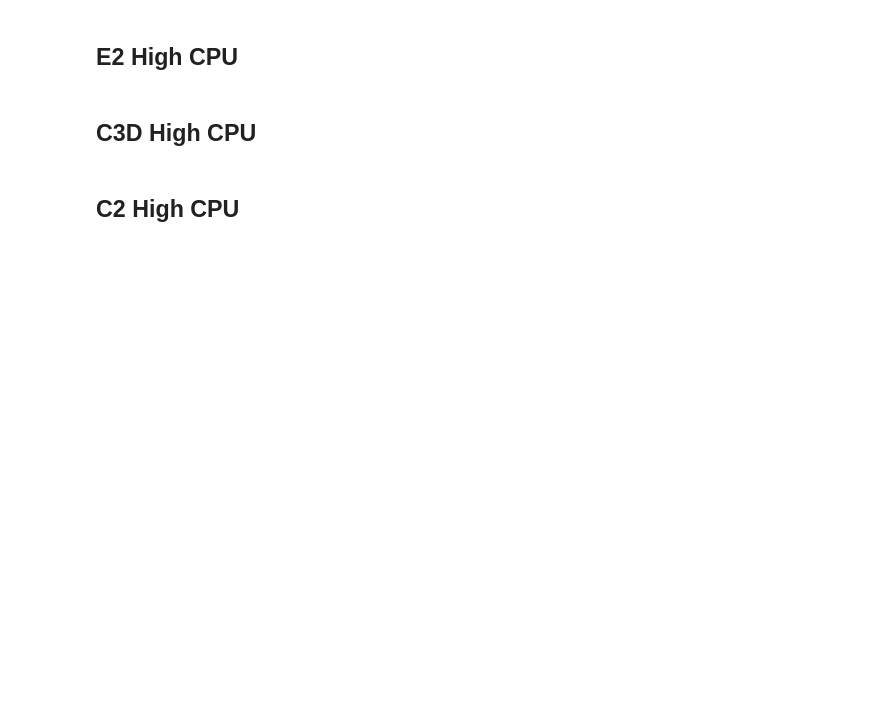
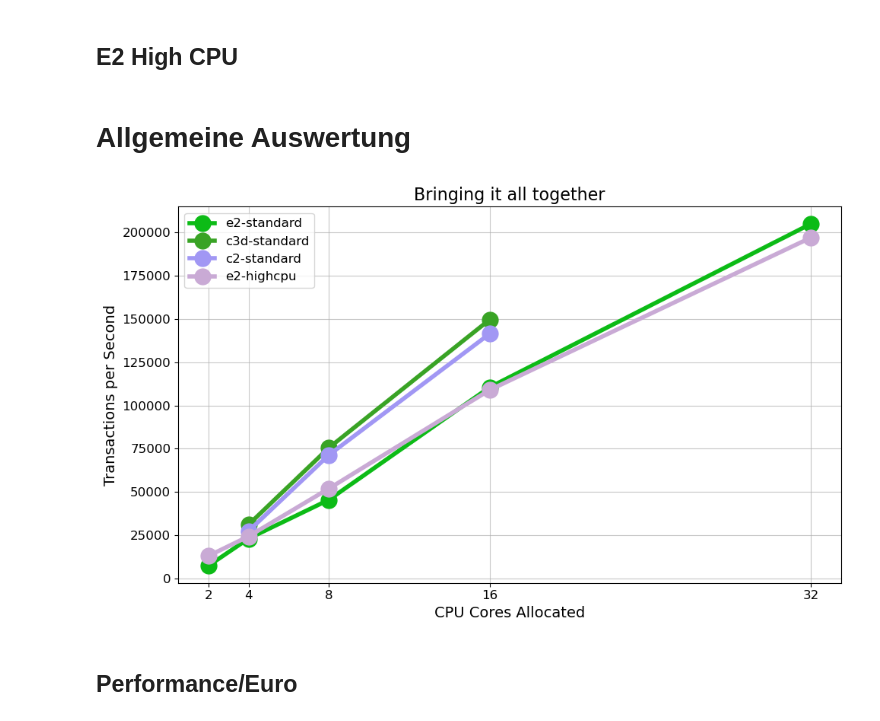
Before and after one commit to gespel/gke-postgres-benchmarks, a Jupyter notebook: gce.ipynb, the cells around one changed output. Saved outputs shown, nothing was run; the diff lists cells and outputs as text; code cells hidden in the pictures; blank space fills up the shorter version.

```diff
--- a/gce.ipynb
+++ b/gce.ipynb
@@ -106,6 +142,23 @@ visualize(data, "TPS vs. CPU Cores Allocated (C2 Standard Machine Type)")
 # %% [markdown]
 ## E2 High CPU
-# %% [markdown]
-## C3D High CPU
-# %% [markdown]
-## C2 High CPU
+# %%
+data_e2_highcpu = {
+    "MACHINE TYPE": [
+        "e2-highcpu-32",
+        "e2-highcpu-16",
+        "e2-highcpu-8",
+        "e2-highcpu-4",
+        "e2-highcpu-2"
+    ],
+    "CPU TYPE": ["e2", "e2", "e2", "e2", "e2"],
+    "CPU CORES ALLOCATED": [32, 16, 8, 4, 2],
+    "TPS": [197131.013784, 108934.423893, 51908.272391, 24243.429329, 12914.810610]
+}
+# %% [markdown]
+# Allgemeine Auswertung
+# %%
+n_visualize([(data_e2, "e2-standard"), (data_c3d, "c3d-standard"), (data_c2, "c2-standard"), (data_e2_highcpu, "e2-highcpu")], "Bringing it all together")
+# %% [output]
+[figure, added]
+# %% [markdown]
+## Performance/Euro
```
Also changed, not shown: parts of 7 cells of this notebook.
